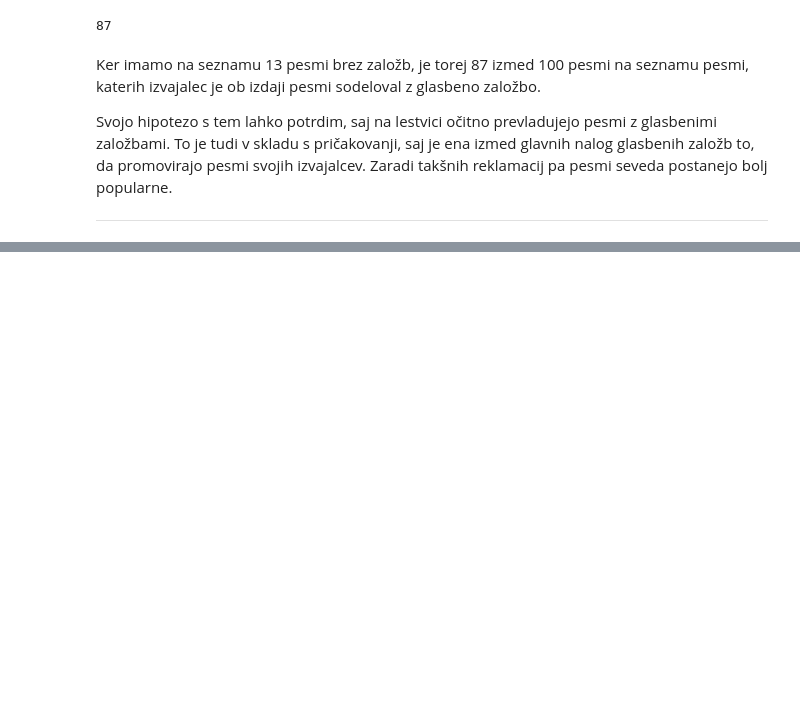
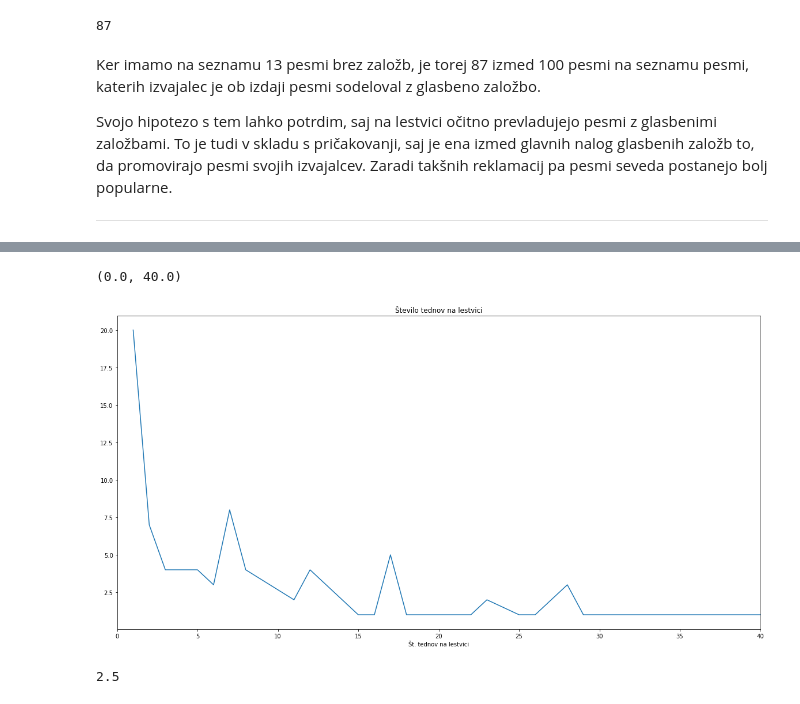
Before and after one commit to tej-boop/analiza-podatkov-rollingstone, a Jupyter notebook: analiza-podatkov.ipynb, the cells around one changed output, grey strips where cells are left out. Cells and saved outputs as stored; diff of their text form; code cells hidden in the pictures; blank space fills up the shorter version.

```diff
--- a/analiza-podatkov.ipynb
+++ b/analiza-podatkov.ipynb
@@ -175,0 +187,11 @@ saj je ena izmed glavnih nalog glasbenih založb to, da promovirajo pesmi svojih
+# %%
+pesmi_po_tednih = pesmi.groupby("Št. tednov na lestvici")
+pesmi_po_tednih.size().plot(figsize = (20,10), title = "Število tednov na lestvici")
+plt.xlim(0.0, 40.0)
+# %% [output]
+(0.0, 40.0)
+[figure, added]
+# %%
+pesmi_po_tednih.size().sort_values(ascending = False).mean()
+# %% [output]
+2.5
```
Also changed, not shown: parts of 8 cells of this notebook.
